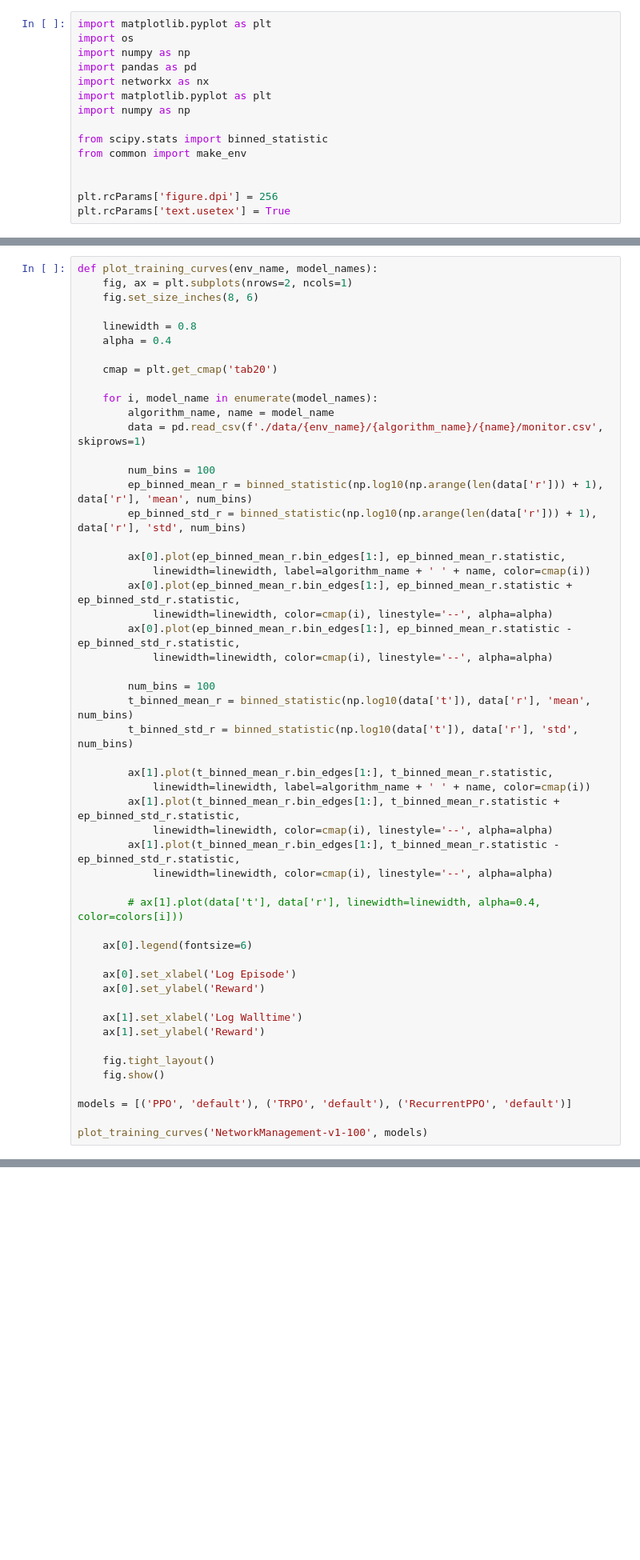
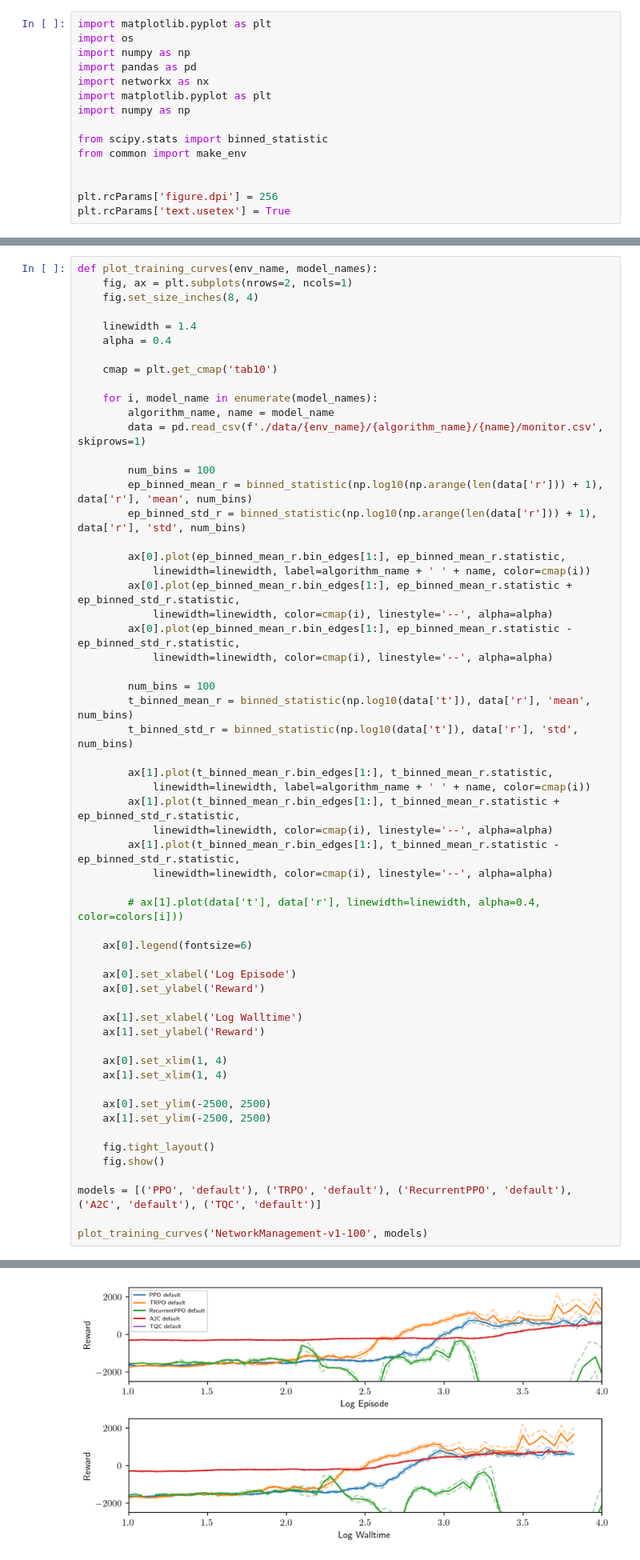
Before and after one commit to nathanhigginbotham/ChainRL2, a Jupyter notebook: plot.ipynb, the cells around one changed output, grey strips where cells are left out. Shown at 80% size. Drawn from its saved outputs; the diff is of its cells as text; blank space fills up the shorter version.

```diff
--- a/plot.ipynb
+++ b/plot.ipynb
@@ -135,12 +157,12 @@ plot_episode('NetworkManagement-v1-100', 'TRPO', 'default')
 # %%
 def plot_training_curves(env_name, model_names):
     fig, ax = plt.subplots(nrows=2, ncols=1)
-    fig.set_size_inches(8, 6)
+    fig.set_size_inches(8, 4)
 
-    linewidth = 0.8
+    linewidth = 1.4
     alpha = 0.4
 
-    cmap = plt.get_cmap('tab20')
+    cmap = plt.get_cmap('tab10')
 
     for i, model_name in enumerate(model_names):
         algorithm_name, name = model_name
@@ -178,10 +200,16 @@ def plot_training_curves(env_name, model_names):
     ax[1].set_xlabel('Log Walltime')
     ax[1].set_ylabel('Reward')
 
+    ax[0].set_xlim(1, 4)
+    ax[1].set_xlim(1, 4)
+
+    ax[0].set_ylim(-2500, 2500)
+    ax[1].set_ylim(-2500, 2500)
+
     fig.tight_layout()
     fig.show()
 
-models = [('PPO', 'default'), ('TRPO', 'default'), ('RecurrentPPO', 'default')]
+models = [('PPO', 'default'), ('TRPO', 'default'), ('RecurrentPPO', 'default'), ('A2C', 'default'), ('TQC', 'default')]
 
 plot_training_curves('NetworkManagement-v1-100', models)
 # %% [output]
@@ -189,3 +216,4 @@ NameError: name 'plt' is not defined
+[figure, added]
 # %%
 def plot_eval_episodes(env_name, model_names):
     fig, ax = plt.subplots(nrows=1, ncols=2)
```
Also changed, not shown: parts of 2 cells of this notebook, 2 other files.
